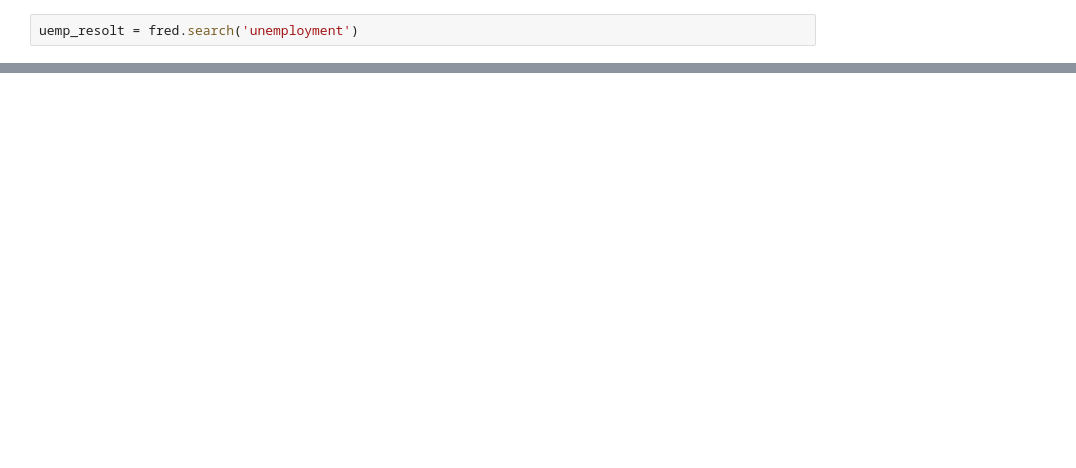
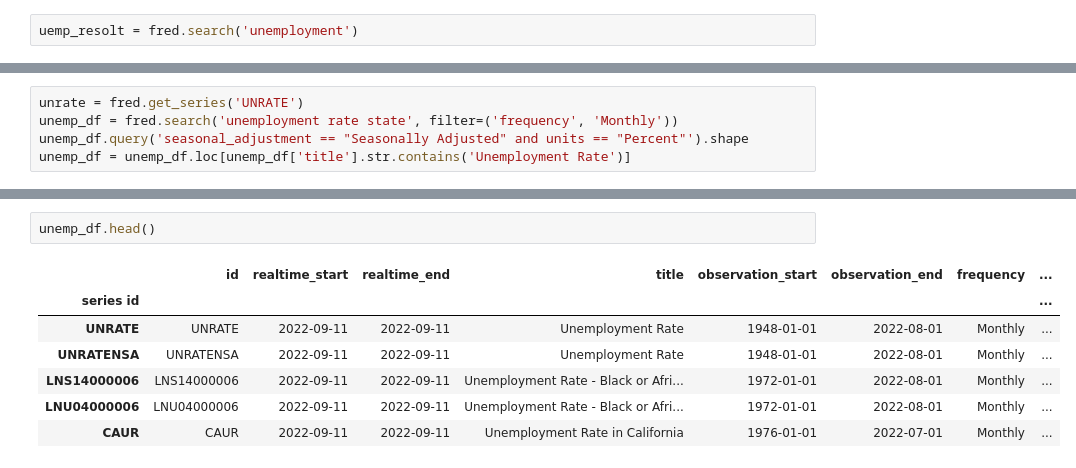
Before and after one commit to Kalmi91/Economy-Data, a Jupyter notebook: Economy_Data.ipynb, the cells around one changed output, grey strips where cells are left out. Drawn from its saved outputs; the diff is of its cells as text; blank space fills up the shorter version.

```diff
--- a/Economy_Data.ipynb
+++ b/Economy_Data.ipynb
@@ -53,0 +47,5 @@ unrate.plot()
+# %%
+unrate = fred.get_series('UNRATE')
+unemp_df = fred.search('unemployment rate state', filter=('frequency', 'Monthly'))
+unemp_df.query('seasonal_adjustment == "Seasonally Adjusted" and units == "Percent"').shape
+unemp_df = unemp_df.loc[unemp_df['title'].str.contains('Unemployment Rate')]
@@ -76,0 +94,10 @@ unemp_df = fred.search('unemployment rate state', filter=('frequency', 'Monthly'
+# %%
+unemp_df.head()
+# %% [output]
+|  | id | realtime_start | realtime_end | title | observation_start | observation_end | frequency | ... |
+| series id |  |  |  |  |  |  |  | ... |
+| UNRATE | UNRATE | 2022-09-11 | 2022-09-11 | Unemployment Rate | 1948-01-01 | 2022-08-01 | Monthly | ... |
+| UNRATENSA | UNRATENSA | 2022-09-11 | 2022-09-11 | Unemployment Rate | 1948-01-01 | 2022-08-01 | Monthly | ... |
+| LNS14000006 | LNS14000006 | 2022-09-11 | 2022-09-11 | Unemployment Rate - Black or Afri... | 1972-01-01 | 2022-08-01 | Monthly | ... |
+| LNU04000006 | LNU04000006 | 2022-09-11 | 2022-09-11 | Unemployment Rate - Black or Afri... | 1972-01-01 | 2022-08-01 | Monthly | ... |
+| CAUR | CAUR | 2022-09-11 | 2022-09-11 | Unemployment Rate in California | 1976-01-01 | 2022-07-01 | Monthly | ... |
```
Also changed, not shown: parts of 10 cells of this notebook.
